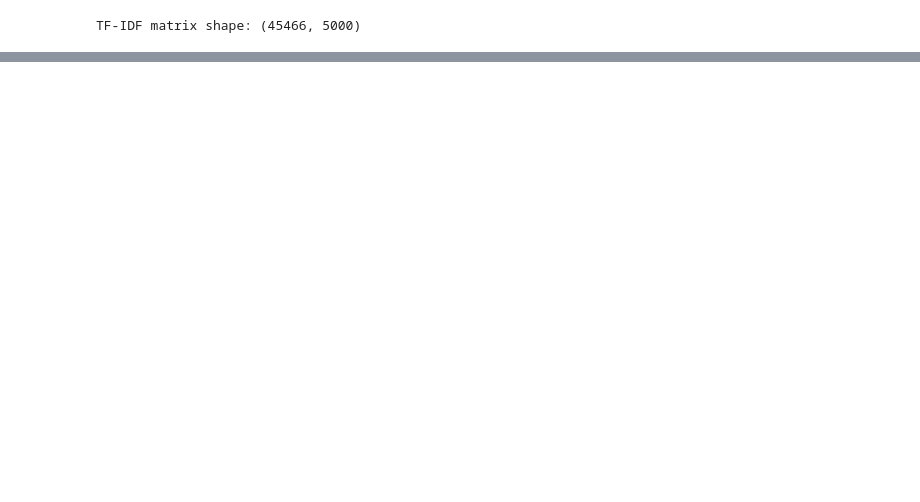
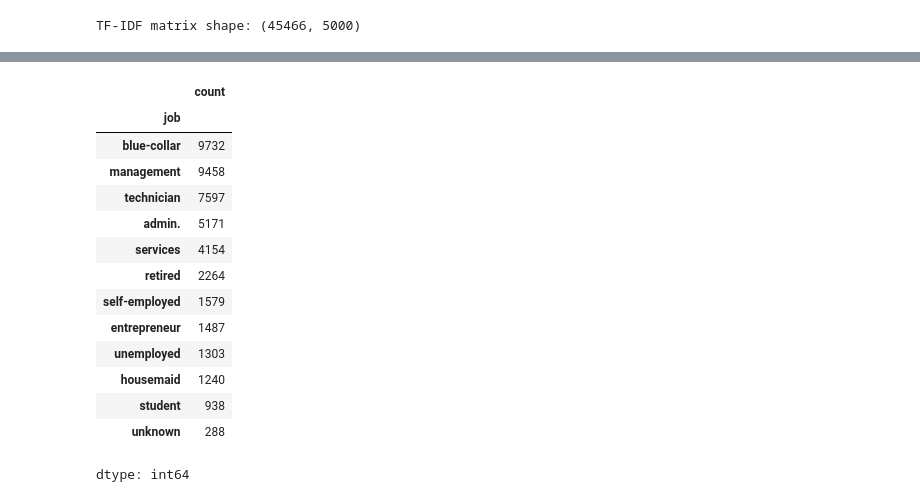
Before and after one commit to MudassirABBASSi/Recommendation-System-, a Jupyter notebook: Recommendation_System.ipynb, the cells around one changed output, grey strips where cells are left out. Drawn from its saved outputs; the diff is of its cells as text; code cells hidden in the pictures; blank space fills up the shorter version.

```diff
--- a/Recommendation_System.ipynb
+++ b/Recommendation_System.ipynb
@@ -197,0 +393,18 @@ Top recommended movies based on content similarity:
+# %%
+bank['job'].value_counts()
+# %% [output]
+|  | count |
+| job |  |
+| blue-collar | 9732 |
+| management | 9458 |
+| technician | 7597 |
+| admin. | 5171 |
+| services | 4154 |
+| retired | 2264 |
+| self-employed | 1579 |
+| entrepreneur | 1487 |
+| unemployed | 1303 |
+| housemaid | 1240 |
+| student | 938 |
+| unknown | 288 |
+dtype: int64
```
Also changed, not shown: parts of 24 cells of this notebook.
